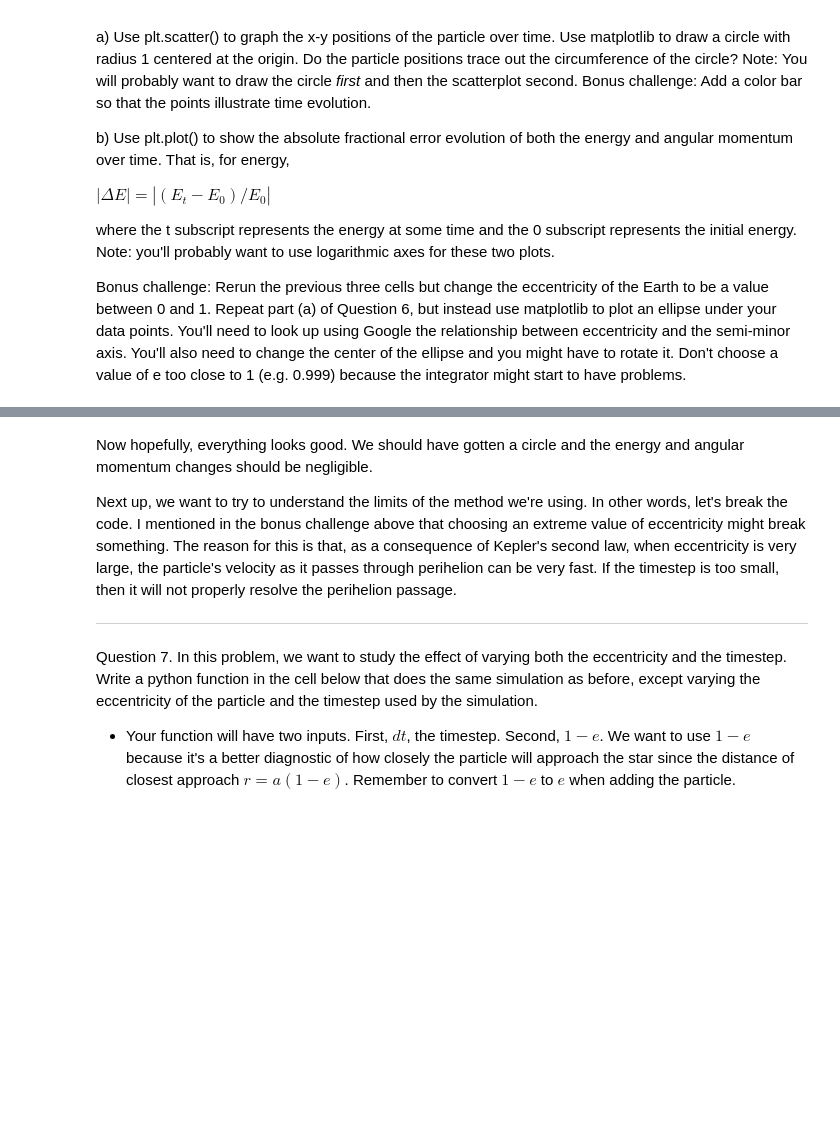
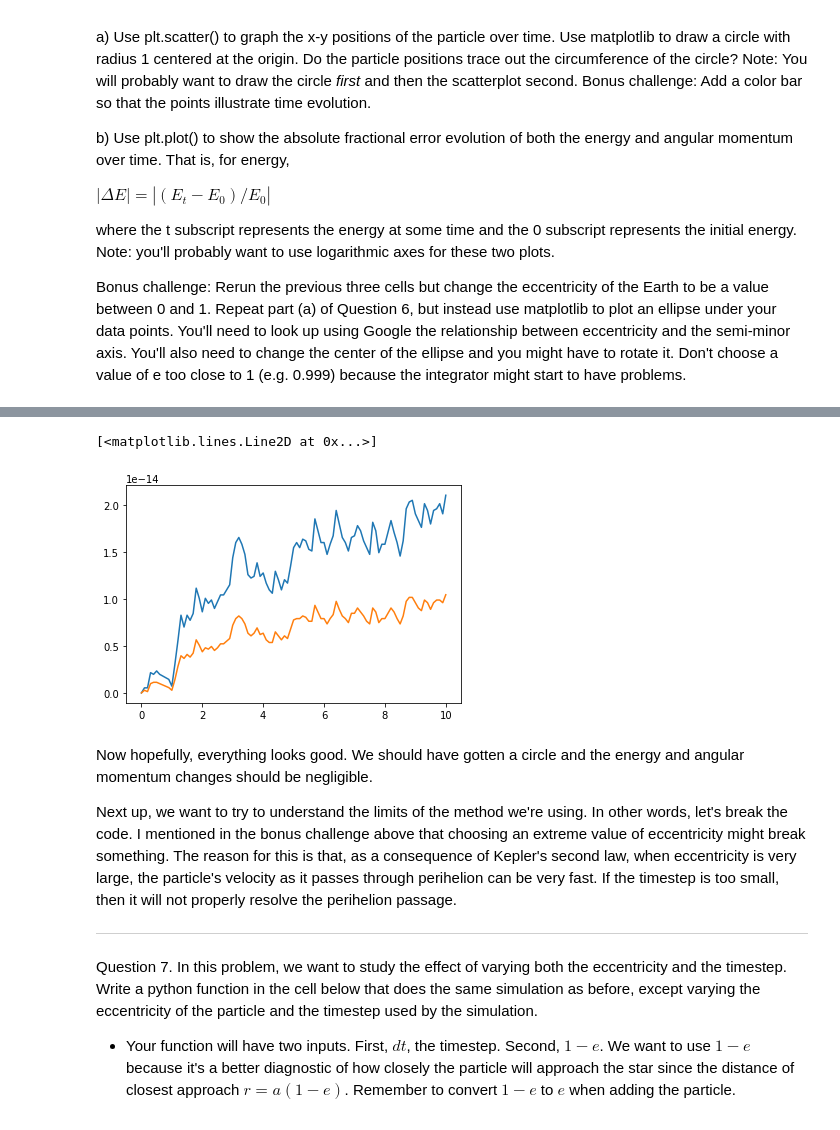
Before and after one commit to CIERA-Northwestern/REACHpy, a Jupyter notebook: Projects/SimulatingPlanetarySystems/SimulatingPlanetarySystems.ipynb, the cells around one changed output, grey strips where cells are left out. Cells and saved outputs as stored; diff of their text form; code cells hidden in the pictures; blank space fills up the shorter version.

```diff
--- a/Projects/SimulatingPlanetarySystems/SimulatingPlanetarySystems.ipynb
+++ b/Projects/SimulatingPlanetarySystems/SimulatingPlanetarySystems.ipynb
@@ -126,7 +175,7 @@ def E_tot(x, y, vx, vy, G=4*np.pi**2):
   This function calculates the specific total energy of a test particle
   around a central mass of M=1 confined to the x-y plane
   '''
-  return 0.5*vx**2 + 0.5*vy**2 - G/np.sqrt(x*x + y*y)
+  return -1*(0.5*(vx*vx + vy*vy) - G/np.sqrt(x*x + y*y))
 
 def L_tot(x, y, vx, vy):
   '''
@@ -191,3 +271,9 @@ Bonus challenge: Rerun the previous three cells but change the eccentricity of t
+# %%
+plt.plot(times,(np.abs(Es-Es[0])/Es[0]))
+plt.plot(times,(np.abs(Ls-Ls[0])/Ls[0]))
+# %% [output]
+[<matplotlib.lines.Line2D at 0x...>]
+[figure, added]
 # %% [markdown]
 Now hopefully, everything looks good. We should have gotten a circle and the energy and angular momentum changes should be negligible.
 
```
Also changed, not shown: parts of 49 cells of this notebook.
